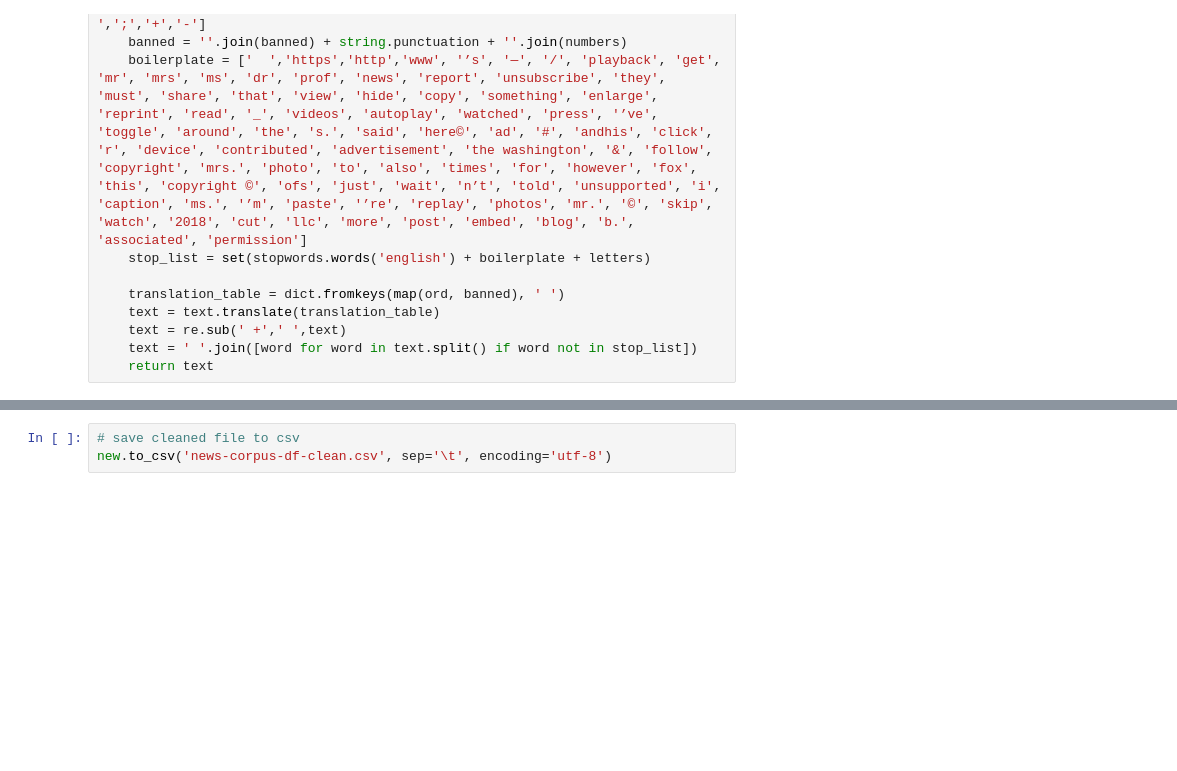
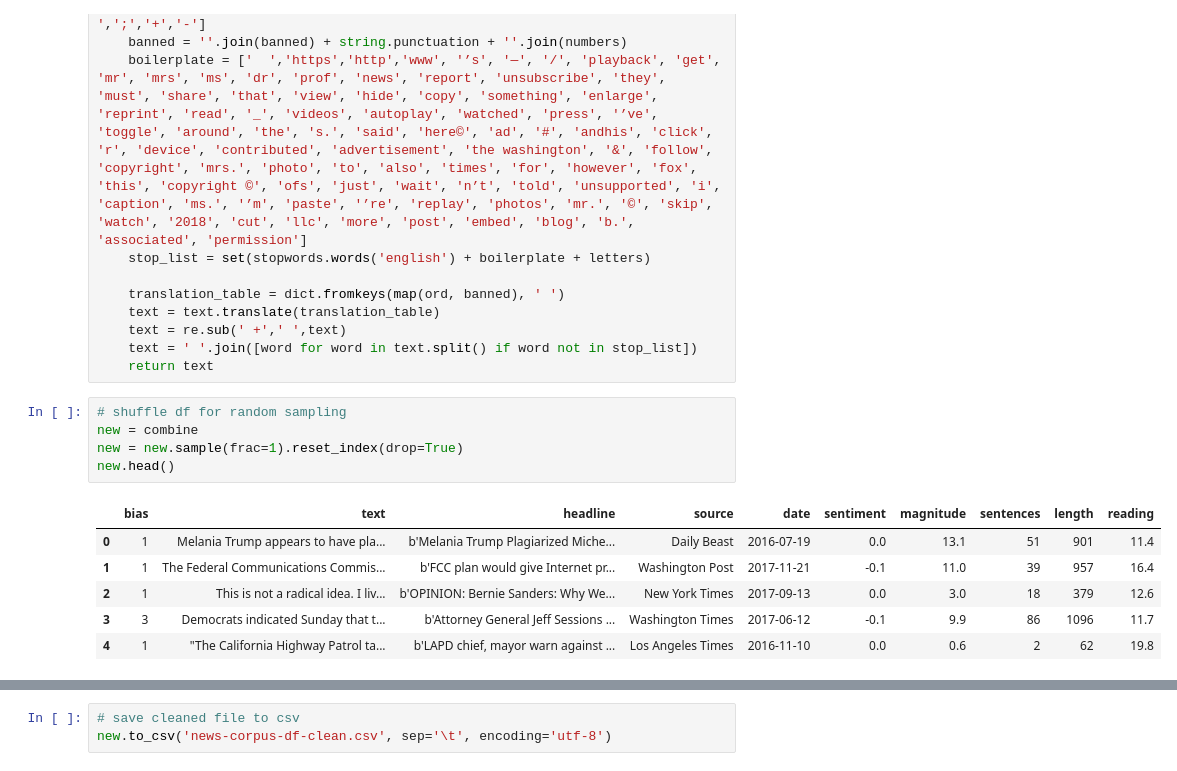
Before and after one commit to pkipsy/news-lens, a Jupyter notebook: Classification/Classification-Preprocessing.ipynb, the cells around one changed output, grey strips where cells are left out. Drawn from its saved outputs; the diff is of its cells as text; blank space fills up the shorter version.

```diff
--- a/Classification/Classification-Preprocessing.ipynb
+++ b/Classification/Classification-Preprocessing.ipynb
@@ -103,6 +171,18 @@ def text_prepare(text):
     text = re.sub(' +',' ',text)
     text = ' '.join([word for word in text.split() if word not in stop_list])
     return text
+# %%
+# shuffle df for random sampling
+new = combine
+new = new.sample(frac=1).reset_index(drop=True)
+new.head()
+# %% [output]
+|  | bias | text | headline | source | date | sentiment | magnitude | sentences | length | reading |
+| 0 | 1 | Melania Trump appears to have pla... | b'Melania Trump Plagiarized Miche... | Daily Beast | 2016-07-19 | 0.0 | 13.1 | 51 | 901 | 11.4 |
+| 1 | 1 | The Federal Communications Commis... | b'FCC plan would give Internet pr... | Washington Post | 2017-11-21 | -0.1 | 11.0 | 39 | 957 | 16.4 |
+| 2 | 1 | This is not a radical idea. I liv... | b'OPINION: Bernie Sanders: Why We... | New York Times | 2017-09-13 | 0.0 | 3.0 | 18 | 379 | 12.6 |
+| 3 | 3 | Democrats indicated Sunday that t... | b'Attorney General Jeff Sessions ... | Washington Times | 2017-06-12 | -0.1 | 9.9 | 86 | 1096 | 11.7 |
+| 4 | 1 | "The California Highway Patrol ta... | b'LAPD chief, mayor warn against ... | Los Angeles Times | 2016-11-10 | 0.0 | 0.6 | 2 | 62 | 19.8 |
 # %%
 # rewrite df with cleaned text
 for i in range(0, len(new)):
```
Also changed, not shown: parts of 20 cells of this notebook, 2 other files.
